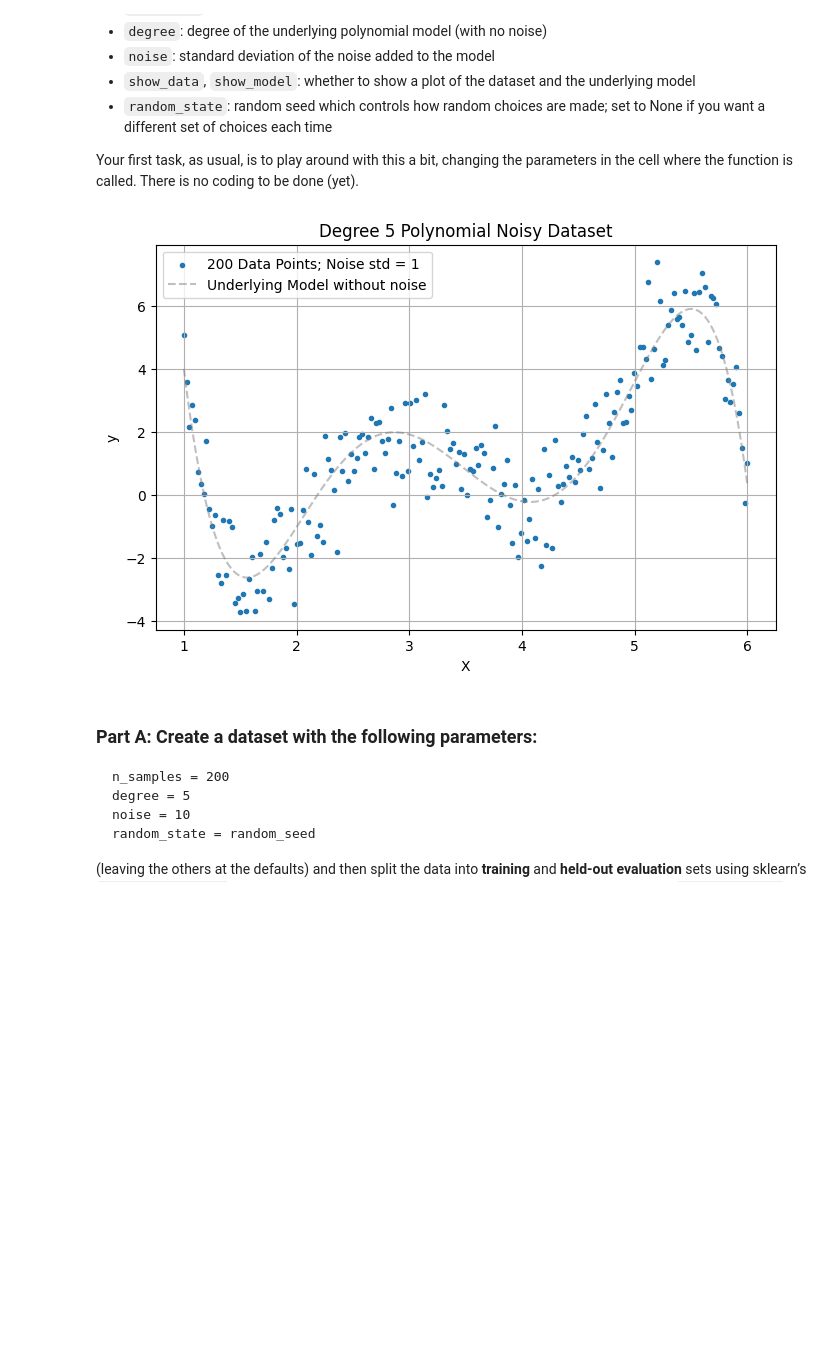
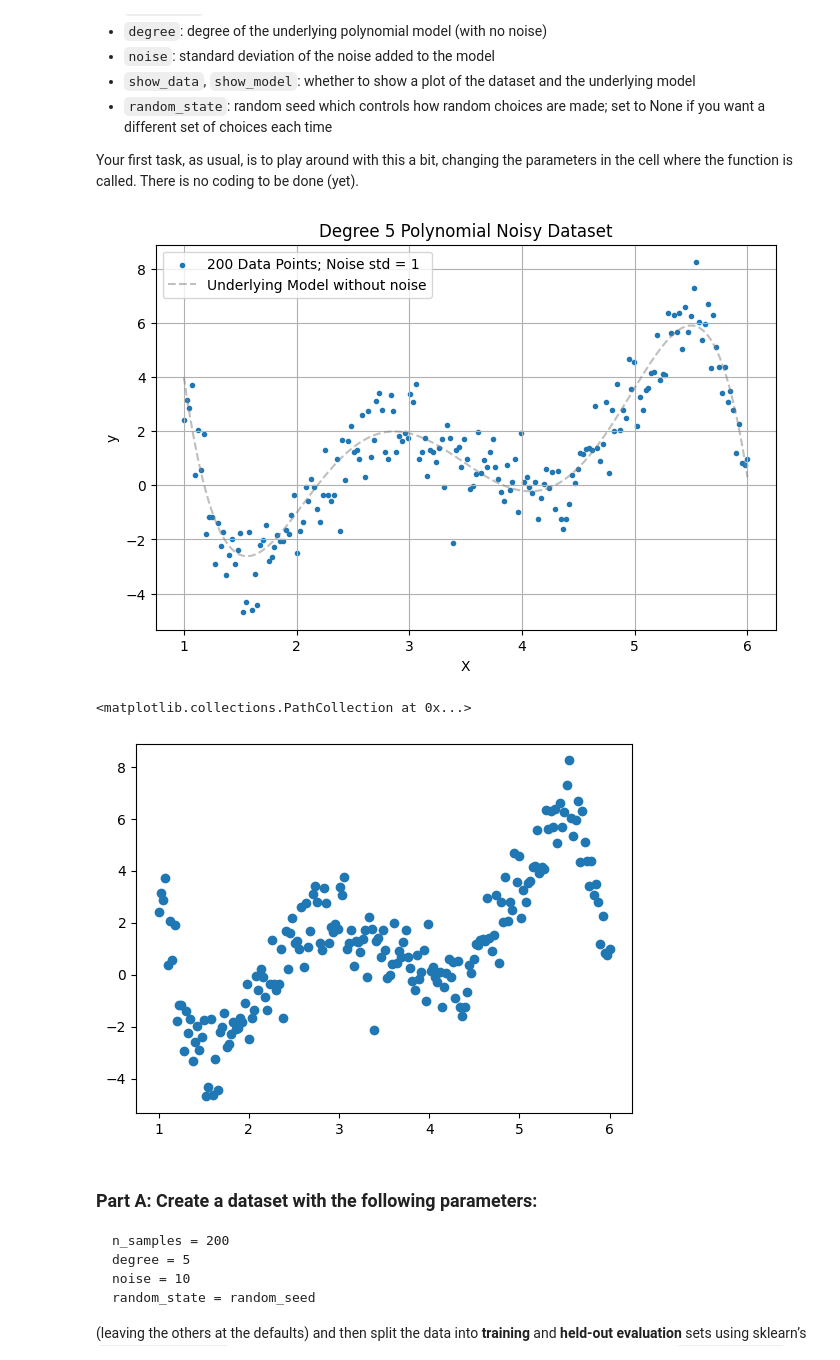
Before and after one commit to andre-bu-gitdev/ML_Fundamentals_dx603, a Jupyter notebook: Homework_03.ipynb, the cells around one changed output. Saved outputs shown, nothing was run; the diff lists cells and outputs as text; code cells hidden in the pictures; blank space fills up the shorter version.

```diff
--- a/Homework_03.ipynb
+++ b/Homework_03.ipynb
@@ -106,15 +106,19 @@ def make_poly_model(n_samples=10, degree=4,noise=1.0, show_data=False, show_mode
 # %%
 # Play around with various values here just to see what it does
 # Make sure you see that the plot will change the scale as the data changes -- always watch the y-axis scale!
 
 X,y = make_poly_model(n_samples=200,
                       degree=5,               # try values in the range 2 .. 6.
                       noise=1,             # try values in the range 0 .. 10 and make sure to try values < 1.
                       show_data=True,
                       random_state=None
                      )
+
+plt.scatter(X, y)
 # %% [output]
-[figure, old version]
+[figure, new version]
+<matplotlib.collections.PathCollection at 0x...>
+[figure, added]
 # %% [markdown]
 ### Part A: Create a dataset with the following parameters:
 
```
Also changed, not shown: parts of 9 cells of this notebook.
